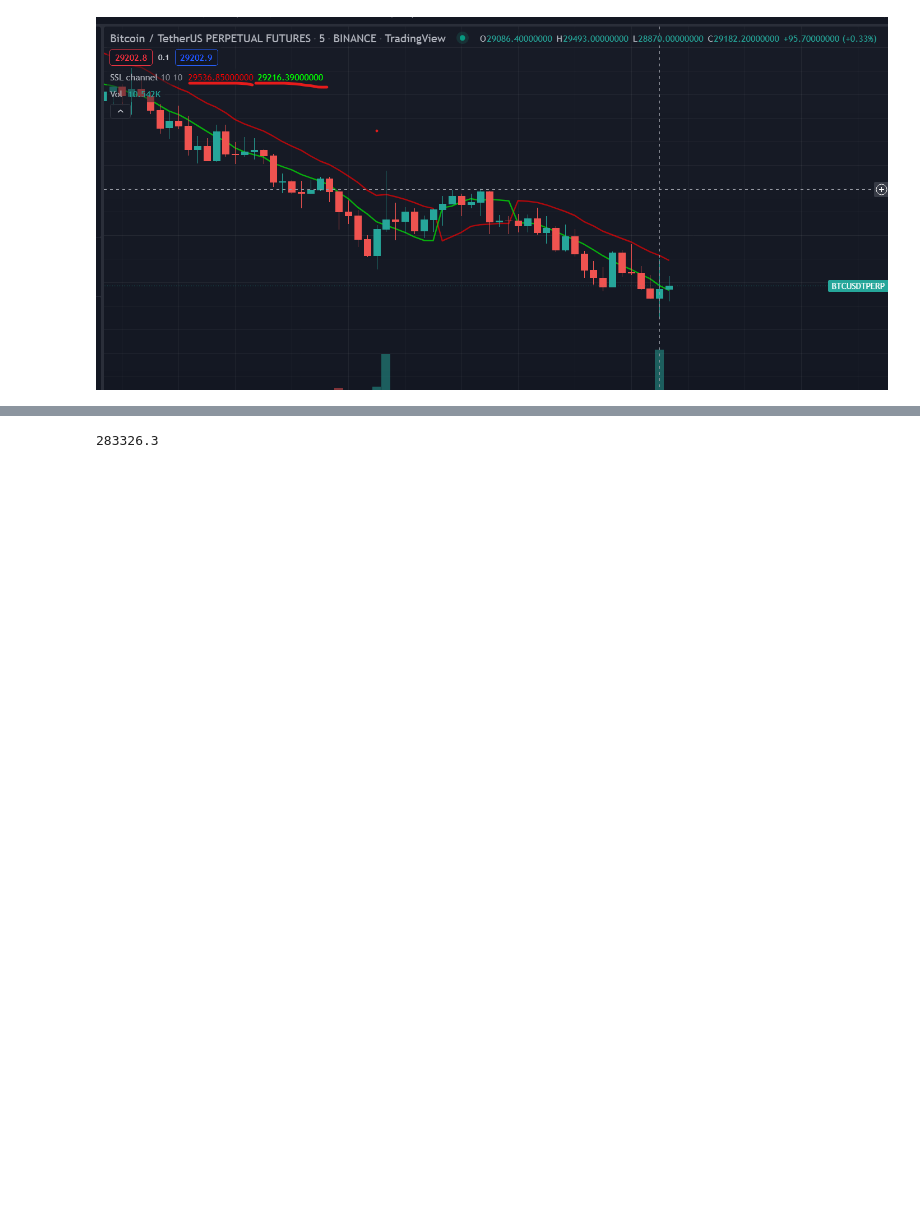
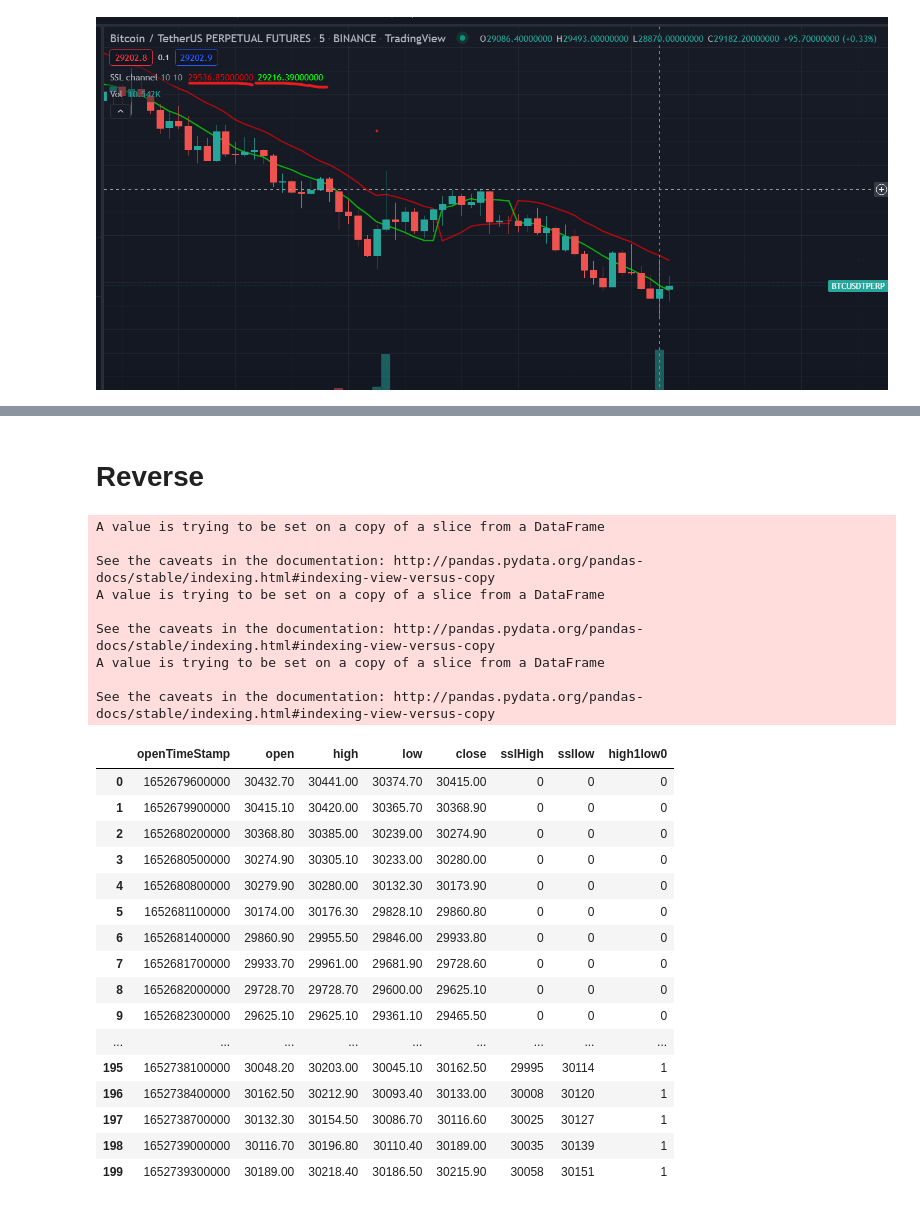
Before and after one commit to abhijitgawai/trading-bot, a Jupyter notebook: Trading_bot.ipynb, the cells around one changed output, grey strips where cells are left out. Cells and saved outputs as stored; diff of their text form; code cells hidden in the pictures; blank space fills up the shorter version.

```diff
--- a/Trading_bot.ipynb
+++ b/Trading_bot.ipynb
@@ -422,4 +372,0 @@ See the caveats in the documentation: http://pandas.pydata.org/pandas-docs/stabl
-# %%
-sumlow
-# %% [output]
-283326.3
@@ -427,0 +373,59 @@ sumlow
+# %% [markdown]
+# Reverse
+# %%
+continuous_klines_object200_reverse = Client()
+
+def getRawData500():
+    return continuous_klines_object200_reverse.continuous_klines("BTCUSDT","PERPETUAL",  "5m", limit=200) # 1652122500000 lattest
+
+First_time_stamp = 0
+
+Raw_Data = pd.DataFrame(getRawData500(),columns=['openTimeStamp','open','high','low','close',0,1,2,3,4,5,6])
+Raw_Data_new = Raw_Data.drop([0,1,2,3,4,5,6], axis = 1)
+Raw_Data_new['sslHigh']=0
+Raw_Data_new['ssllow']=0
+Raw_Data_new['high1low0']=0
+
+for i in range(10,len(Raw_Data_new)):
+    sumhigh=0
+    sumlow=0
+    for j in range(-9,1):
+
+        sumlow+=float(Raw_Data_new['low'][i+j])
+        sumhigh+=float(Raw_Data_new['high'][i+j])
+
+    Raw_Data_new['ssllow'][i]=sumhigh/10
+    Raw_Data_new['sslHigh'][i]=sumlow/10
+    if float(Raw_Data_new['sslHigh'][i]) > float(Raw_Data_new['ssllow'][i]):
+        Raw_Data_new['high1low0'][i] = 0
+    else:
+        Raw_Data_new['high1low0'][i] = 1
+#         print(float(Raw_Data_new['sslHigh'][i]), float(Raw_Data_new['close'][i]),Raw_Data_new['openTimeStamp'][i] )
+Raw_Data_new
+# %% [output]
+A value is trying to be set on a copy of a slice from a DataFrame
+
+See the caveats in the documentation: http://pandas.pydata.org/pandas-docs/stable/indexing.html#indexing-view-versus-copy
+A value is trying to be set on a copy of a slice from a DataFrame
+
+See the caveats in the documentation: http://pandas.pydata.org/pandas-docs/stable/indexing.html#indexing-view-versus-copy
+A value is trying to be set on a copy of a slice from a DataFrame
+
+See the caveats in the documentation: http://pandas.pydata.org/pandas-docs/stable/indexing.html#indexing-view-versus-copy
+|  | openTimeStamp | open | high | low | close | sslHigh | ssllow | high1low0 |
+| 0 | 1652679600000 | 30432.70 | 30441.00 | 30374.70 | 30415.00 | 0 | 0 | 0 |
+| 1 | 1652679900000 | 30415.10 | 30420.00 | 30365.70 | 30368.90 | 0 | 0 | 0 |
+| 2 | 1652680200000 | 30368.80 | 30385.00 | 30239.00 | 30274.90 | 0 | 0 | 0 |
+| 3 | 1652680500000 | 30274.90 | 30305.10 | 30233.00 | 30280.00 | 0 | 0 | 0 |
+| 4 | 1652680800000 | 30279.90 | 30280.00 | 30132.30 | 30173.90 | 0 | 0 | 0 |
+| 5 | 1652681100000 | 30174.00 | 30176.30 | 29828.10 | 29860.80 | 0 | 0 | 0 |
+| 6 | 1652681400000 | 29860.90 | 29955.50 | 29846.00 | 29933.80 | 0 | 0 | 0 |
+| 7 | 1652681700000 | 29933.70 | 29961.00 | 29681.90 | 29728.60 | 0 | 0 | 0 |
+| 8 | 1652682000000 | 29728.70 | 29728.70 | 29600.00 | 29625.10 | 0 | 0 | 0 |
+| 9 | 1652682300000 | 29625.10 | 29625.10 | 29361.10 | 29465.50 | 0 | 0 | 0 |
+| ... | ... | ... | ... | ... | ... | ... | ... | ... |
+| 195 | 1652738100000 | 30048.20 | 30203.00 | 30045.10 | 30162.50 | 29995 | 30114 | 1 |
+| 196 | 1652738400000 | 30162.50 | 30212.90 | 30093.40 | 30133.00 | 30008 | 30120 | 1 |
+| 197 | 1652738700000 | 30132.30 | 30154.50 | 30086.70 | 30116.60 | 30025 | 30127 | 1 |
+| 198 | 1652739000000 | 30116.70 | 30196.80 | 30110.40 | 30189.00 | 30035 | 30139 | 1 |
+| 199 | 1652739300000 | 30189.00 | 30218.40 | 30186.50 | 30215.90 | 30058 | 30151 | 1 |
```
Also changed, not shown: parts of 10 cells of this notebook.
